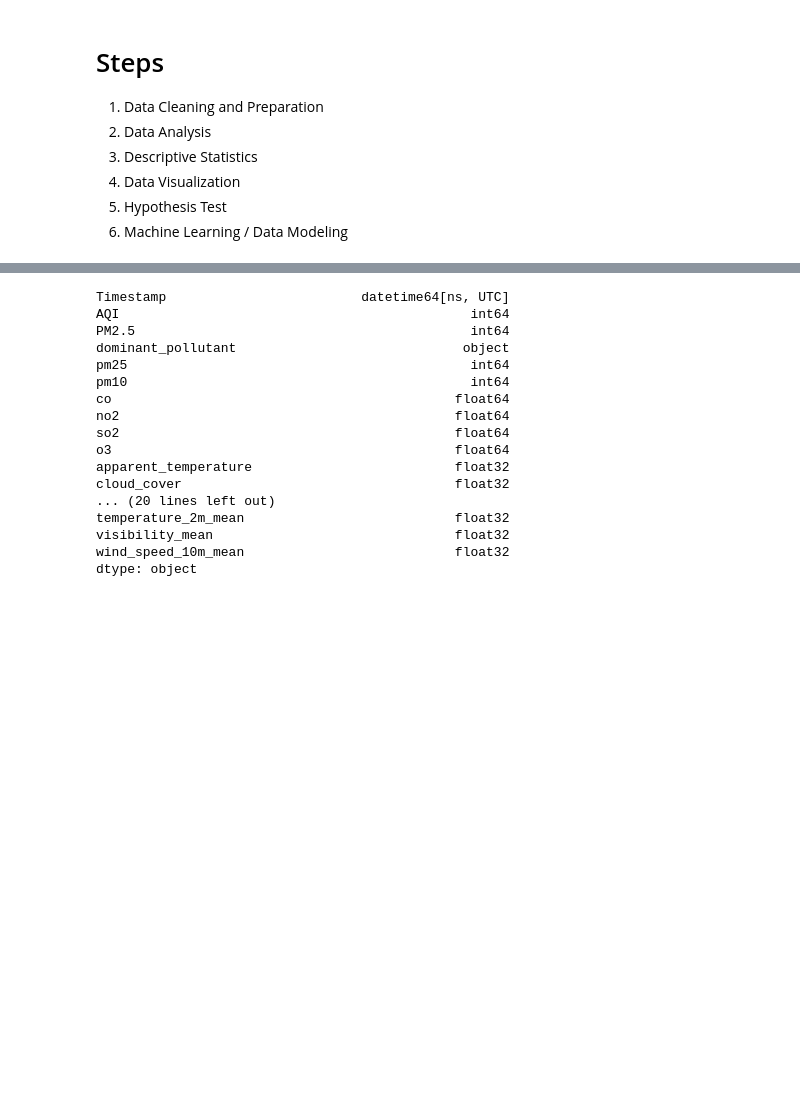
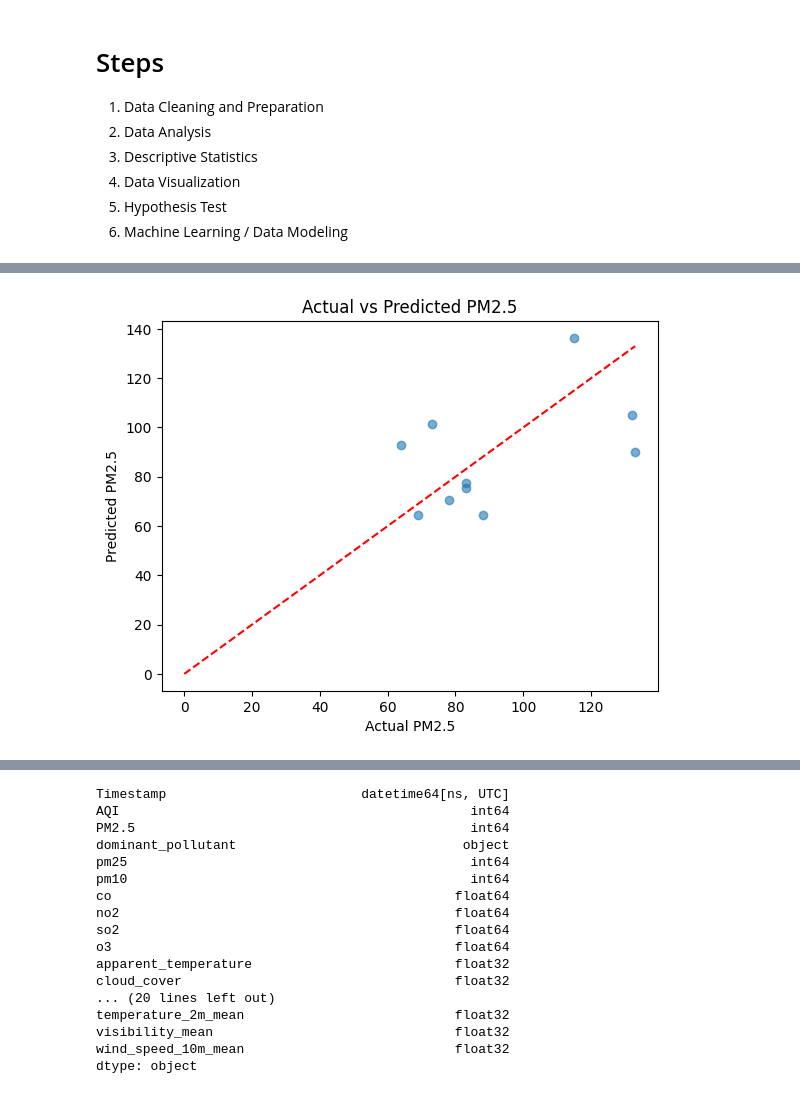
Before and after one commit to NusratBegum/Data-Science-Final-Project, a Jupyter notebook: main.ipynb, the cells around one changed output, grey strips where cells are left out. Saved outputs shown, nothing was run; the diff lists cells and outputs as text; code cells hidden in the pictures; blank space fills up the shorter version.

```diff
--- a/main.ipynb
+++ b/main.ipynb
@@ -415,0 +584,10 @@ display(cleaned_df)
+# %%
+features = ['Humidity', 'WindSpeed']
+target = 'PM2.5'
+
+X = hypothesis_1_df[features]
+y = hypothesis_1_df[target]
+# %%
+from sklearn.model_selection import train_test_split
+
+X_train, X_test, y_train, y_test = train_test_split(X, y, test_size=0.2, random_state=42)
@@ -415,0 +613,11 @@ display(cleaned_df)
+# %%
+import matplotlib.pyplot as plt
+
+plt.scatter(y_test, y_pred, alpha=0.6)
+plt.plot([0, max(y_test)], [0, max(y_test)], color='red', linestyle='--')
+plt.xlabel("Actual PM2.5")
+plt.ylabel("Predicted PM2.5")
+plt.title("Actual vs Predicted PM2.5")
+plt.show()
+# %% [output]
+[figure, added]
```
Also changed, not shown: parts of 46 cells of this notebook.
